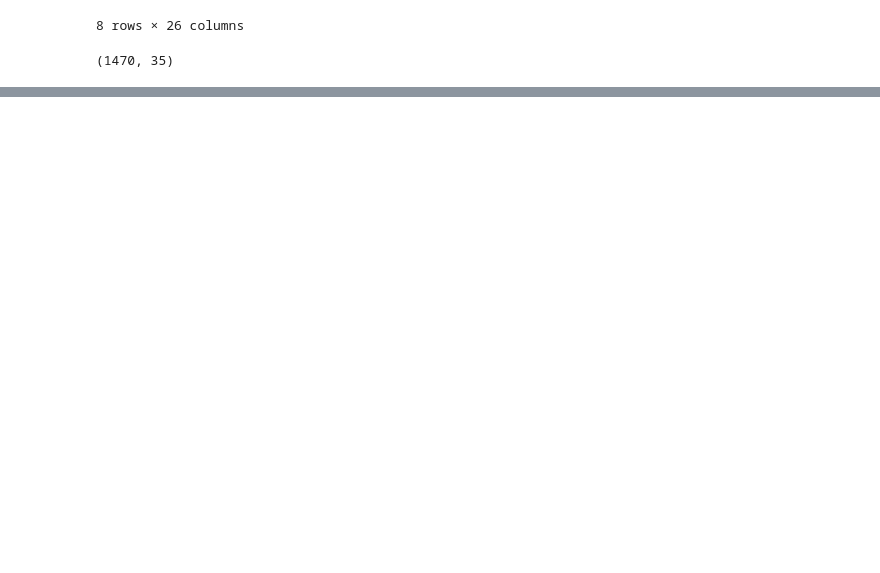
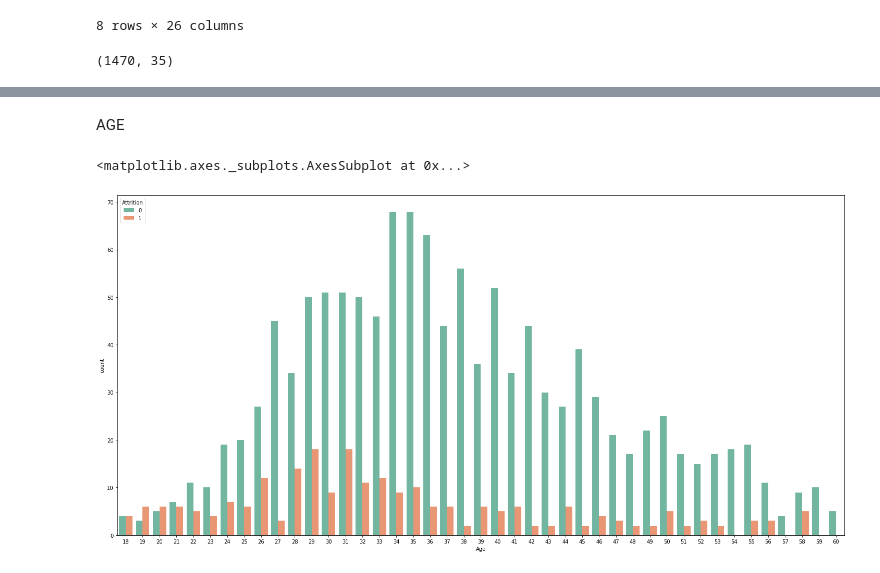
Before and after one commit to EvelinPaulik/Employee-Retention-Classification-Model, a Jupyter notebook: HR Classification Model.ipynb, the cells around one changed output, grey strips where cells are left out. Cells and saved outputs as stored; diff of their text form; code cells hidden in the pictures; blank space fills up the shorter version.

```diff
--- a/HR Classification Model.ipynb
+++ b/HR Classification Model.ipynb
@@ -89,0 +146,4 @@ employee_df.shape
+# %%
+# Drop data columns which do not affect the outcome of employees leaving the company
+
+employee_df.drop(['EmployeeCount', 'EmployeeNumber', 'StandardHours', 'Over18'], axis=1, inplace=True)
@@ -89,0 +260,8 @@ employee_df.shape
+# %% [markdown]
+AGE
+# %%
+plt.figure(figsize=[25,12])
+sns.countplot(x='Age', hue='Attrition', data=employee_df, palette="Set2")
+# %% [output]
+<matplotlib.axes._subplots.AxesSubplot at 0x...>
+[figure, added]
```
Also changed, not shown: parts of 35 cells of this notebook.
